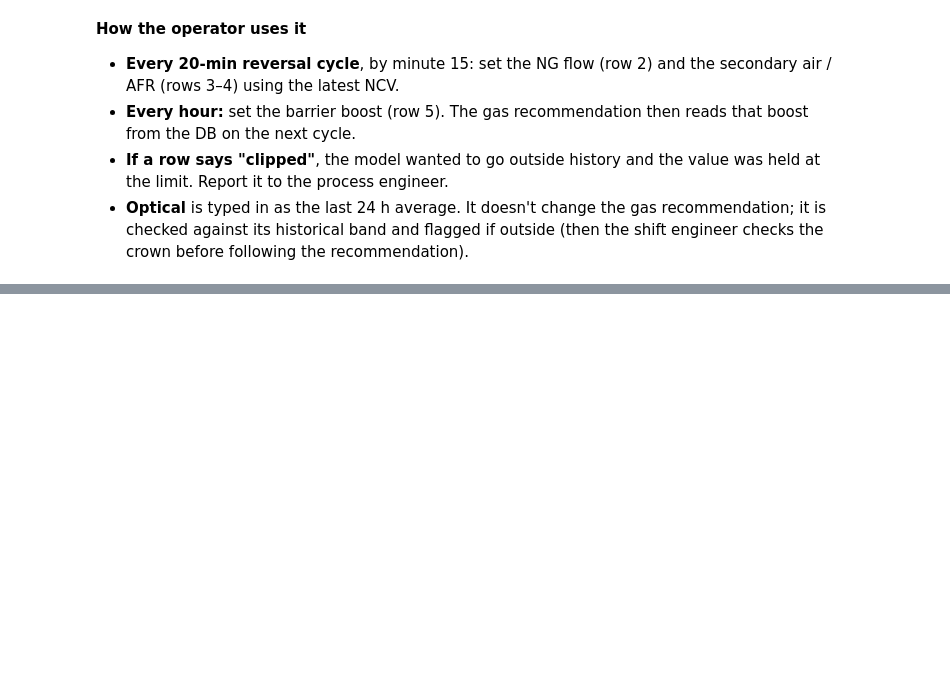
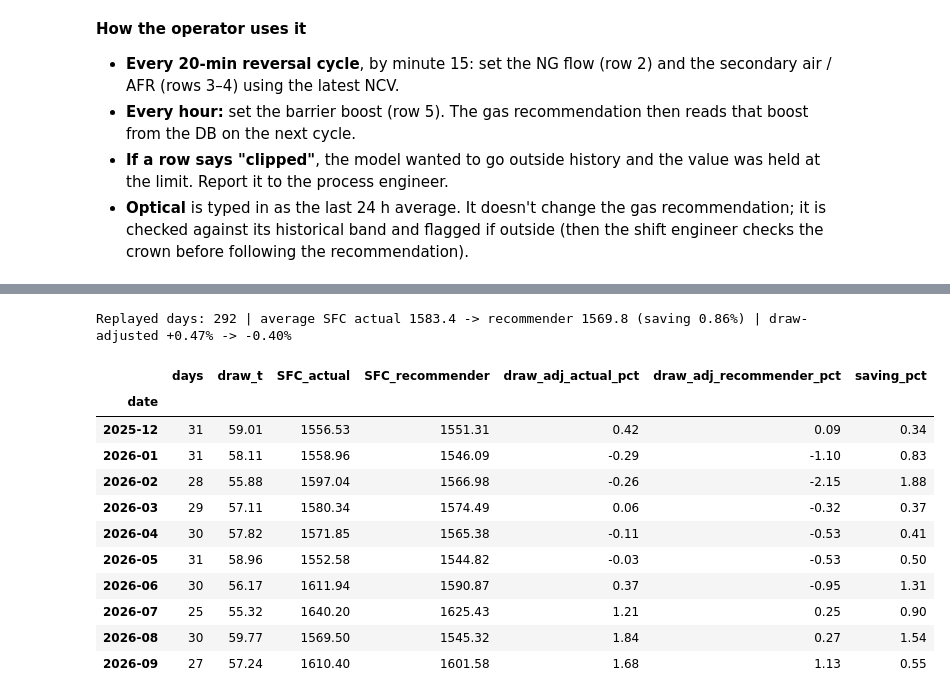
Before and after one commit to Sakthiskumar-A/PGP_ptm_analysis, a Jupyter notebook: notebooks/training/T4_final_model_and_recommender.ipynb, the cells around one changed output, grey strips where cells are left out. Cells and saved outputs as stored; diff of their text form; code cells hidden in the pictures; blank space fills up the shorter version.

```diff
--- a/notebooks/training/T4_final_model_and_recommender.ipynb
+++ b/notebooks/training/T4_final_model_and_recommender.ipynb
@@ -435,0 +446,25 @@ Flags: none (all inputs and setpoints inside history)
+# %%
+BT = rc.walk_forward_history(d, h, start='2025-12-01')
+BT.to_parquet(dp.PROCESSED / 'backtest_daily.parquet')
+mon = BT.groupby(BT.index.to_period('M')).agg(days=('sfc_actual', 'size'), draw_t=('draw_t', 'mean'), SFC_actual=('sfc_actual', 'mean'),
+                                              SFC_recommender=('sfc_rec', 'mean'), draw_adj_actual_pct=('draw_adj_actual', 'mean'),
+                                              draw_adj_recommender_pct=('draw_adj_rec', 'mean'))
+mon['saving_pct'] = 100 * (1 - mon.SFC_recommender / mon.SFC_actual)
+print('Replayed days: %d | average SFC actual %.1f -> recommender %.1f (saving %.2f%%) | draw-adjusted %+.2f%% -> %+.2f%%' % (
+      len(BT), BT.sfc_actual.mean(), BT.sfc_rec.mean(), 100 * (1 - BT.sfc_rec.mean() / BT.sfc_actual.mean()),
+      BT.draw_adj_actual.mean(), BT.draw_adj_rec.mean()))
+mon.round(2)
+# %% [output]
+Replayed days: 292 | average SFC actual 1583.4 -> recommender 1569.8 (saving 0.86%) | draw-adjusted +0.47% -> -0.40%
+|  | days | draw_t | SFC_actual | SFC_recommender | draw_adj_actual_pct | draw_adj_recommender_pct | saving_pct |
+| date |  |  |  |  |  |  |  |
+| 2025-12 | 31 | 59.01 | 1556.53 | 1551.31 | 0.42 | 0.09 | 0.34 |
+| 2026-01 | 31 | 58.11 | 1558.96 | 1546.09 | -0.29 | -1.10 | 0.83 |
+| 2026-02 | 28 | 55.88 | 1597.04 | 1566.98 | -0.26 | -2.15 | 1.88 |
+| 2026-03 | 29 | 57.11 | 1580.34 | 1574.49 | 0.06 | -0.32 | 0.37 |
+| 2026-04 | 30 | 57.82 | 1571.85 | 1565.38 | -0.11 | -0.53 | 0.41 |
+| 2026-05 | 31 | 58.96 | 1552.58 | 1544.82 | -0.03 | -0.53 | 0.50 |
+| 2026-06 | 30 | 56.17 | 1611.94 | 1590.87 | 0.37 | -0.95 | 1.31 |
+| 2026-07 | 25 | 55.32 | 1640.20 | 1625.43 | 1.21 | 0.25 | 0.90 |
+| 2026-08 | 30 | 59.77 | 1569.50 | 1545.32 | 1.84 | 0.27 | 1.54 |
+| 2026-09 | 27 | 57.24 | 1610.40 | 1601.58 | 1.68 | 1.13 | 0.55 |
```
Also changed, not shown: parts of 4 cells of this notebook, 4 other files.
